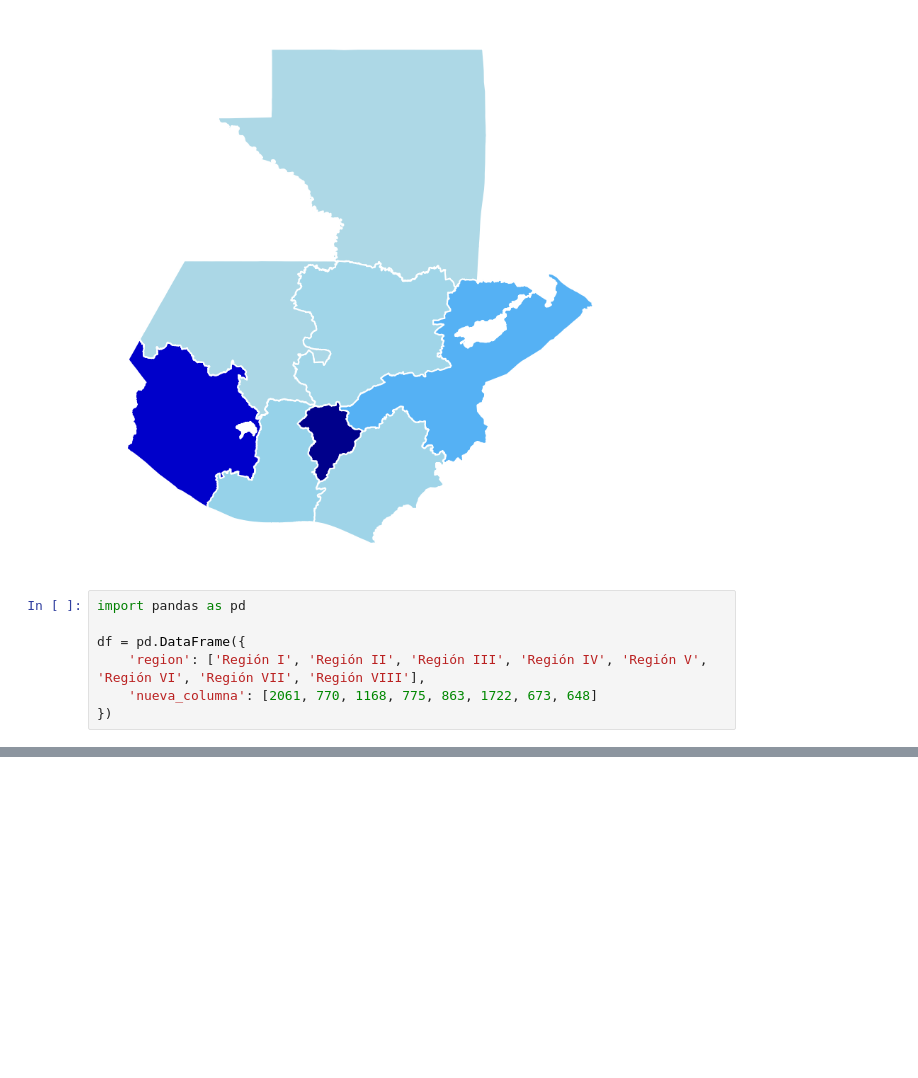
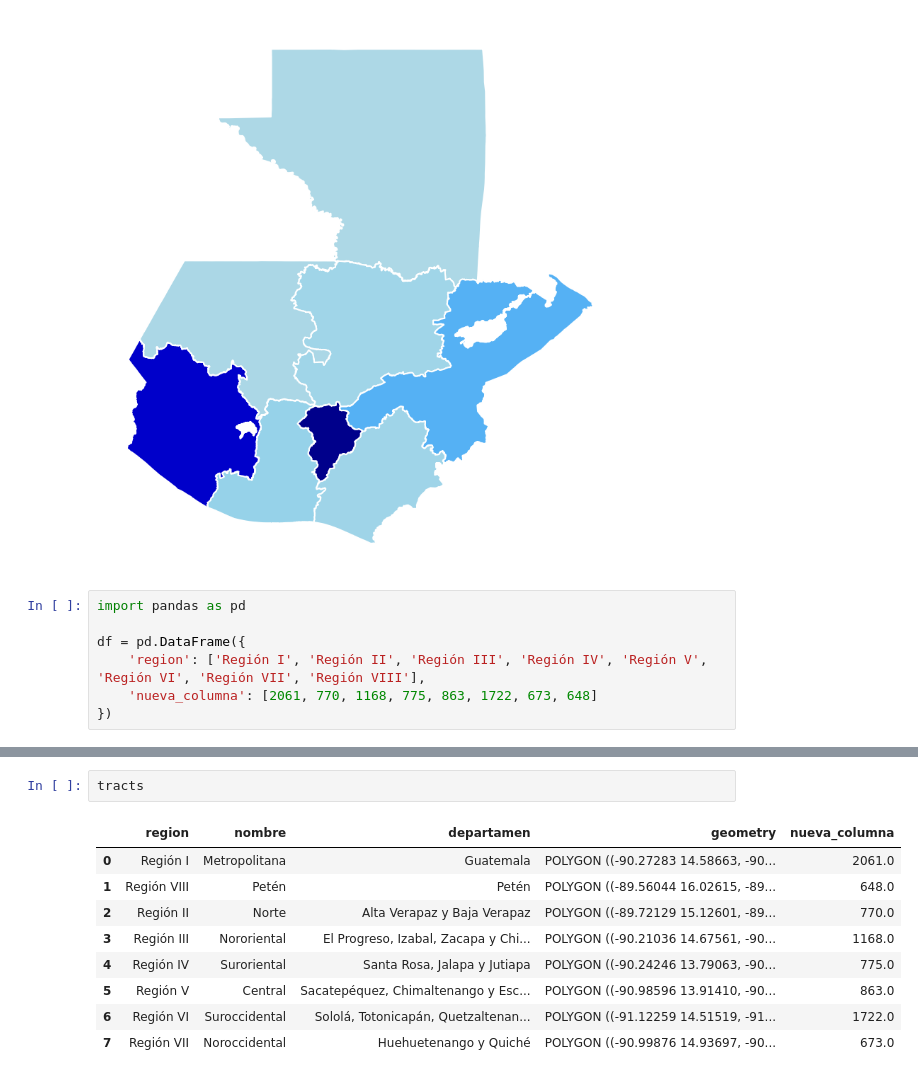
Before and after one commit to 1u1s4/INE_mapas_regionales, a Jupyter notebook: pruebas.ipynb, the cells around one changed output, grey strips where cells are left out. Drawn from its saved outputs; the diff is of its cells as text; blank space fills up the shorter version.

```diff
--- a/pruebas.ipynb
+++ b/pruebas.ipynb
@@ -238,0 +238,12 @@ Error:
+# %%
+tracts
+# %% [output]
+|  | region | nombre | departamen | geometry | nueva_columna |
+| 0 | Región I | Metropolitana | Guatemala | POLYGON ((-90.27283 14.58663, -90... | 2061.0 |
+| 1 | Región VIII | Petén | Petén | POLYGON ((-89.56044 16.02615, -89... | 648.0 |
+| 2 | Región II | Norte | Alta Verapaz y Baja Verapaz | POLYGON ((-89.72129 15.12601, -89... | 770.0 |
+| 3 | Región III | Nororiental | El Progreso, Izabal, Zacapa y Chi... | POLYGON ((-90.21036 14.67561, -90... | 1168.0 |
+| 4 | Región IV | Suroriental | Santa Rosa, Jalapa y Jutiapa | POLYGON ((-90.24246 13.79063, -90... | 775.0 |
+| 5 | Región V | Central | Sacatepéquez, Chimaltenango y Esc... | POLYGON ((-90.98596 13.91410, -90... | 863.0 |
+| 6 | Región VI | Suroccidental | Sololá, Totonicapán, Quetzaltenan... | POLYGON ((-91.12259 14.51519, -91... | 1722.0 |
+| 7 | Región VII | Noroccidental | Huehuetenango y Quiché | POLYGON ((-90.99876 14.93697, -90... | 673.0 |
```
Also changed, not shown: parts of 2 cells of this notebook, 4 other files.
